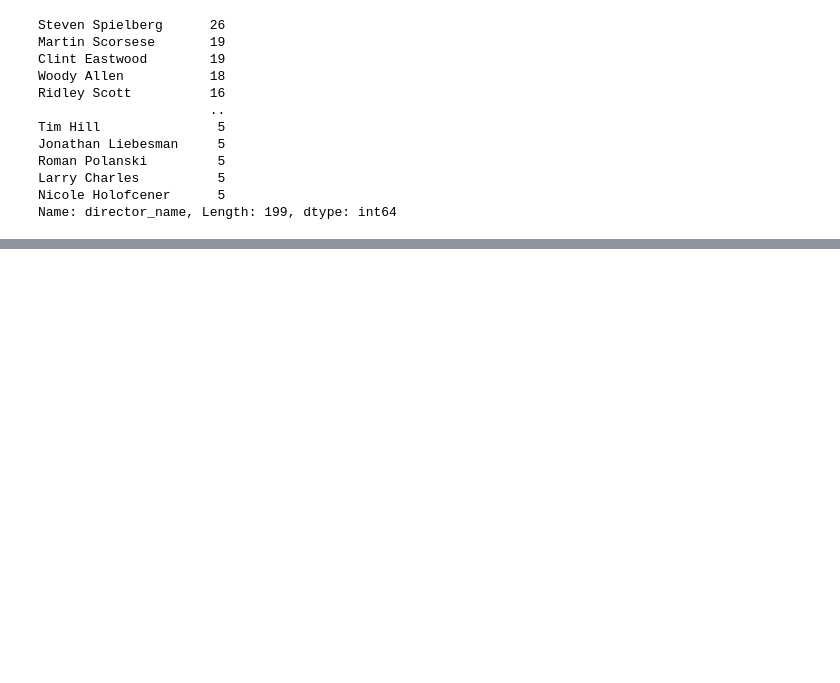
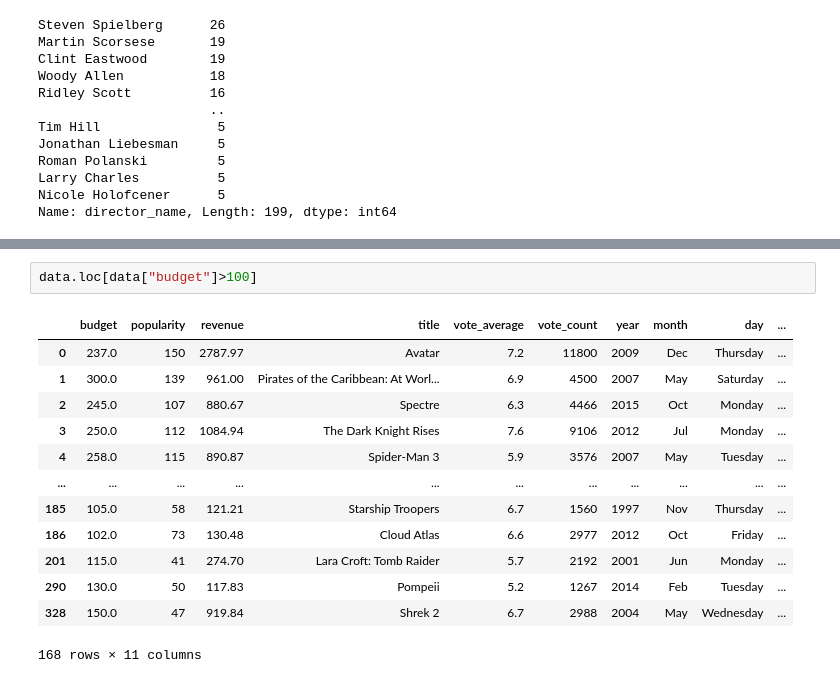
Before and after one commit to kavithachitriki/SCALER_PRACTICE, a Jupyter notebook: Pandas_Advanced1.ipynb, the cells around one changed output, grey strips where cells are left out. Cells and saved outputs as stored; diff of their text form; blank space fills up the shorter version.

```diff
--- a/Pandas_Advanced1.ipynb
+++ b/Pandas_Advanced1.ipynb
@@ -404,0 +559,16 @@ Name: director_name, Length: 199, dtype: int64
+# %%
+data.loc[data["budget"]>100]
+# %% [output]
+|  | budget | popularity | revenue | title | vote_average | vote_count | year | month | day | ... |
+| 0 | 237.0 | 150 | 2787.97 | Avatar | 7.2 | 11800 | 2009 | Dec | Thursday | ... |
+| 1 | 300.0 | 139 | 961.00 | Pirates of the Caribbean: At Worl... | 6.9 | 4500 | 2007 | May | Saturday | ... |
+| 2 | 245.0 | 107 | 880.67 | Spectre | 6.3 | 4466 | 2015 | Oct | Monday | ... |
+| 3 | 250.0 | 112 | 1084.94 | The Dark Knight Rises | 7.6 | 9106 | 2012 | Jul | Monday | ... |
+| 4 | 258.0 | 115 | 890.87 | Spider-Man 3 | 5.9 | 3576 | 2007 | May | Tuesday | ... |
+| ... | ... | ... | ... | ... | ... | ... | ... | ... | ... | ... |
+| 185 | 105.0 | 58 | 121.21 | Starship Troopers | 6.7 | 1560 | 1997 | Nov | Thursday | ... |
+| 186 | 102.0 | 73 | 130.48 | Cloud Atlas | 6.6 | 2977 | 2012 | Oct | Friday | ... |
+| 201 | 115.0 | 41 | 274.70 | Lara Croft: Tomb Raider | 5.7 | 2192 | 2001 | Jun | Monday | ... |
+| 290 | 130.0 | 50 | 117.83 | Pompeii | 5.2 | 1267 | 2014 | Feb | Tuesday | ... |
+| 328 | 150.0 | 47 | 919.84 | Shrek 2 | 6.7 | 2988 | 2004 | May | Wednesday | ... |
+168 rows × 11 columns
```
Also changed, not shown: parts of 29 cells of this notebook.
